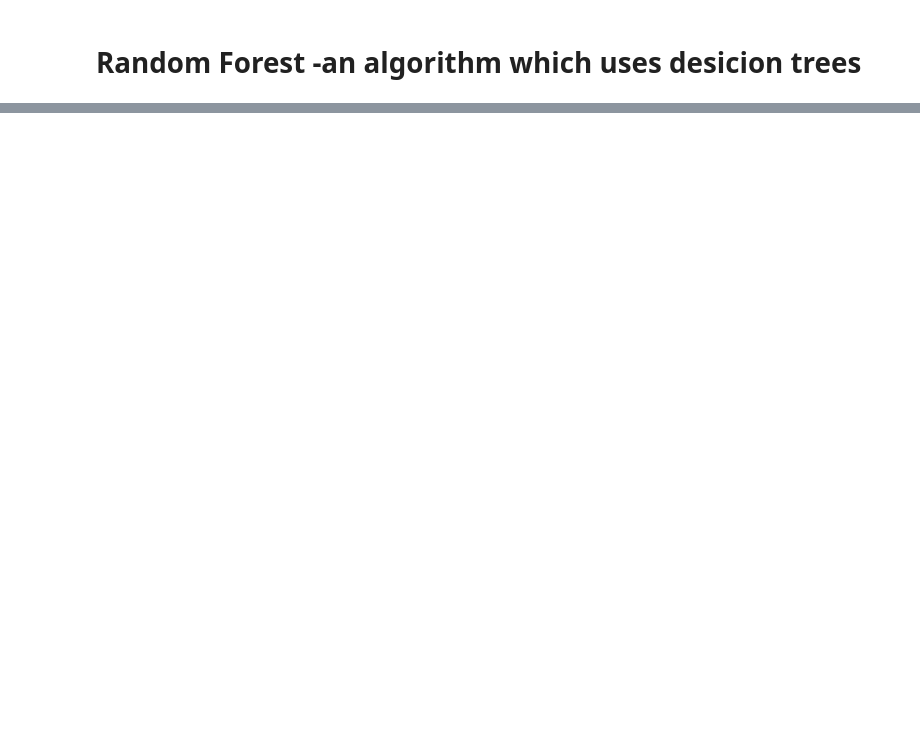
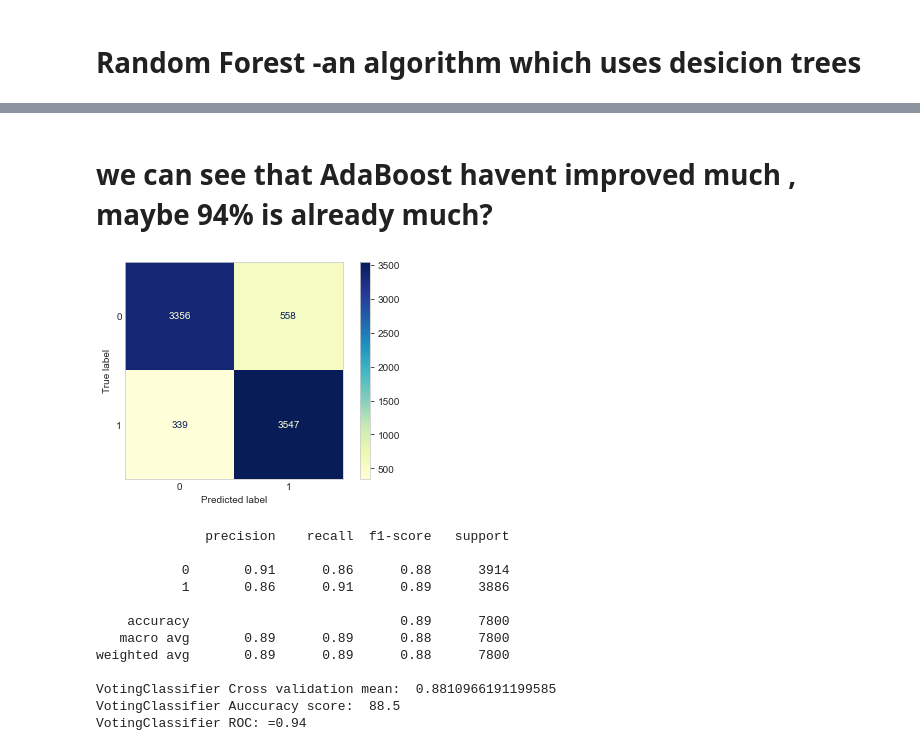
Before and after one commit to TalSomech/Data-Sc-101, a Jupyter notebook: Notebook 3 Classification.ipynb, the cells around one changed output, grey strips where cells are left out. Cells and saved outputs as stored; diff of their text form; code cells hidden in the pictures; blank space fills up the shorter version.

```diff
--- a/Notebook 3 Classification.ipynb
+++ b/Notebook 3 Classification.ipynb
@@ -315,0 +341,25 @@ RandomForestClassifier ROC: =0.94
+# %% [markdown]
+# we can see that AdaBoost havent improved much , maybe 94% is already much?
+# %%
+from sklearn.ensemble import VotingClassifier
+t_clf=RandomForestClassifier(n_estimators = 30, random_state = 42)
+kn_clf=KNeighborsClassifier(n_neighbors=27)
+lr_clf=LogisticRegression()
+vote_clf=VotingClassifier(estimators=[('lr',lr_clf),('tree',t_clf),('knn',kn_clf)],weights=[1,1,2],voting='soft',n_jobs=-1)
+vote_clf.fit(x_train,y_train)
+fpr[i],tpr[i],tps[i]=get_stats(vote_clf,x_test,y_test)
+i+=1
+# %% [output]
+[figure, added]
+              precision    recall  f1-score   support
+
+           0       0.91      0.86      0.88      3914
+           1       0.86      0.91      0.89      3886
+
+    accuracy                           0.89      7800
+   macro avg       0.89      0.89      0.88      7800
+weighted avg       0.89      0.89      0.88      7800
+
+VotingClassifier Cross validation mean:  0.8810966191199585
+VotingClassifier Auccuracy score:  88.5
+VotingClassifier ROC: =0.94
```
Also changed, not shown: parts of 14 cells of this notebook, 4 other files.
